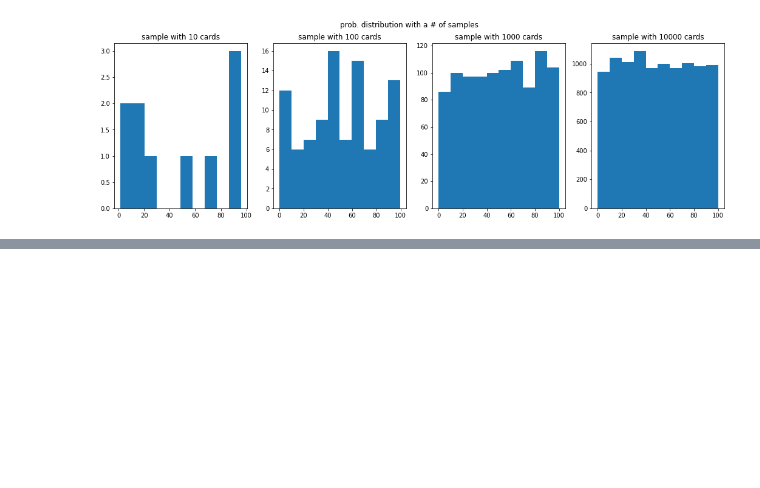
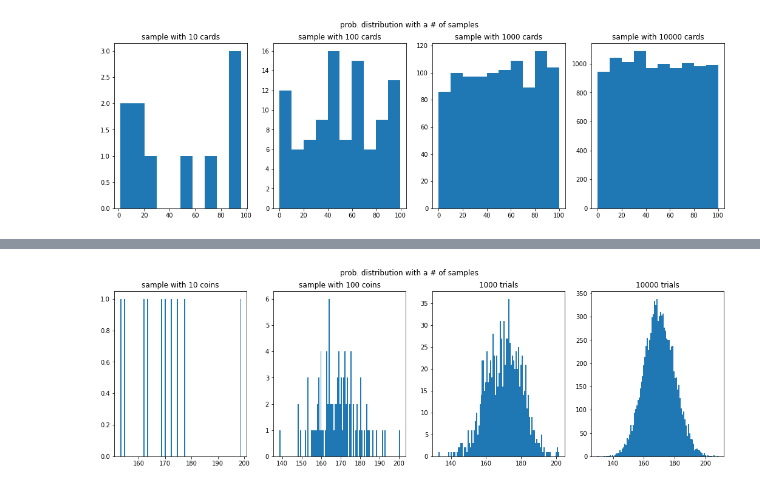
Before and after one commit to gabrielwithappy/python_study, a Jupyter notebook: Python_Basic.ipynb, the cells around one changed output, grey strips where cells are left out. Saved outputs shown, nothing was run; the diff lists cells and outputs as text; code cells hidden in the pictures; blank space fills up the shorter version.

```diff
--- a/Python_Basic.ipynb
+++ b/Python_Basic.ipynb
@@ -625,0 +659,37 @@ plt.show()
+# %%
+#####################################
+# Norimal distribution
+#####################################
+
+from scipy.stats import norm
+import matplotlib.pyplot as plt
+import numpy as np
+
+fig, ax = plt.subplots(1,4, figsize=(18,5))
+np.random.seed(12)
+
+mean = 170
+sd = 10
+
+
+dist_10 = norm.rvs(mean,sd, size=10)
+dist_100 = norm.rvs(mean, sd, size=100)
+dist_1000 = norm.rvs(mean, sd, size=1000)
+dist_10000 = norm.rvs(mean, sd, size=10000)
+
+ax[0].hist(dist_10,bins=100)
+ax[0].set_title("sample with 10 coins")
+
+ax[1].hist(dist_100,bins=100)
+ax[1].set_title("sample with 100 coins")
+
+ax[2].hist(dist_1000,bins=100)
+ax[2].set_title("1000 trials")
+
+ax[3].hist(dist_10000, bins=100)
+ax[3].set_title("10000 trials")
+
+fig.suptitle("prob. distribution with a # of samples")
+plt.show()
+# %% [output]
+[figure, added]
```
Also changed, not shown: parts of 5 cells of this notebook.
